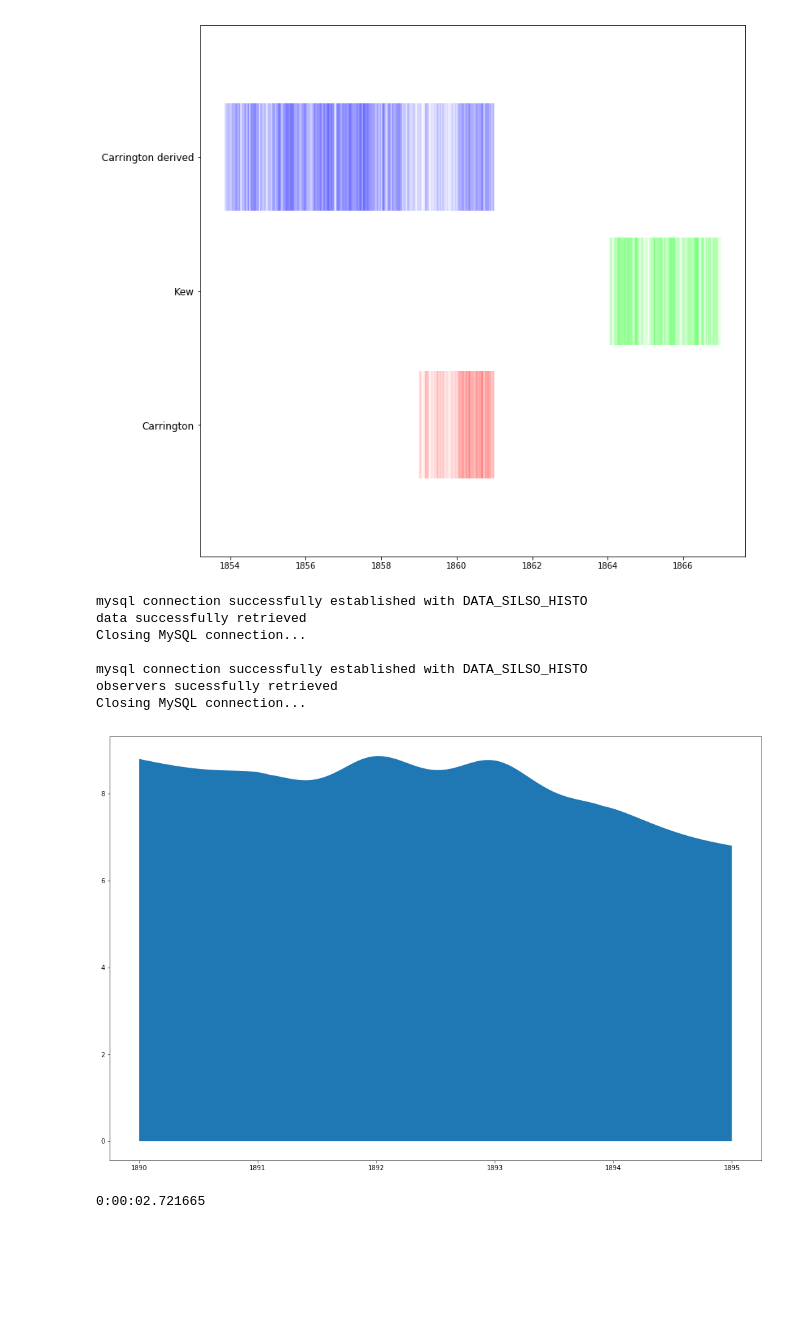
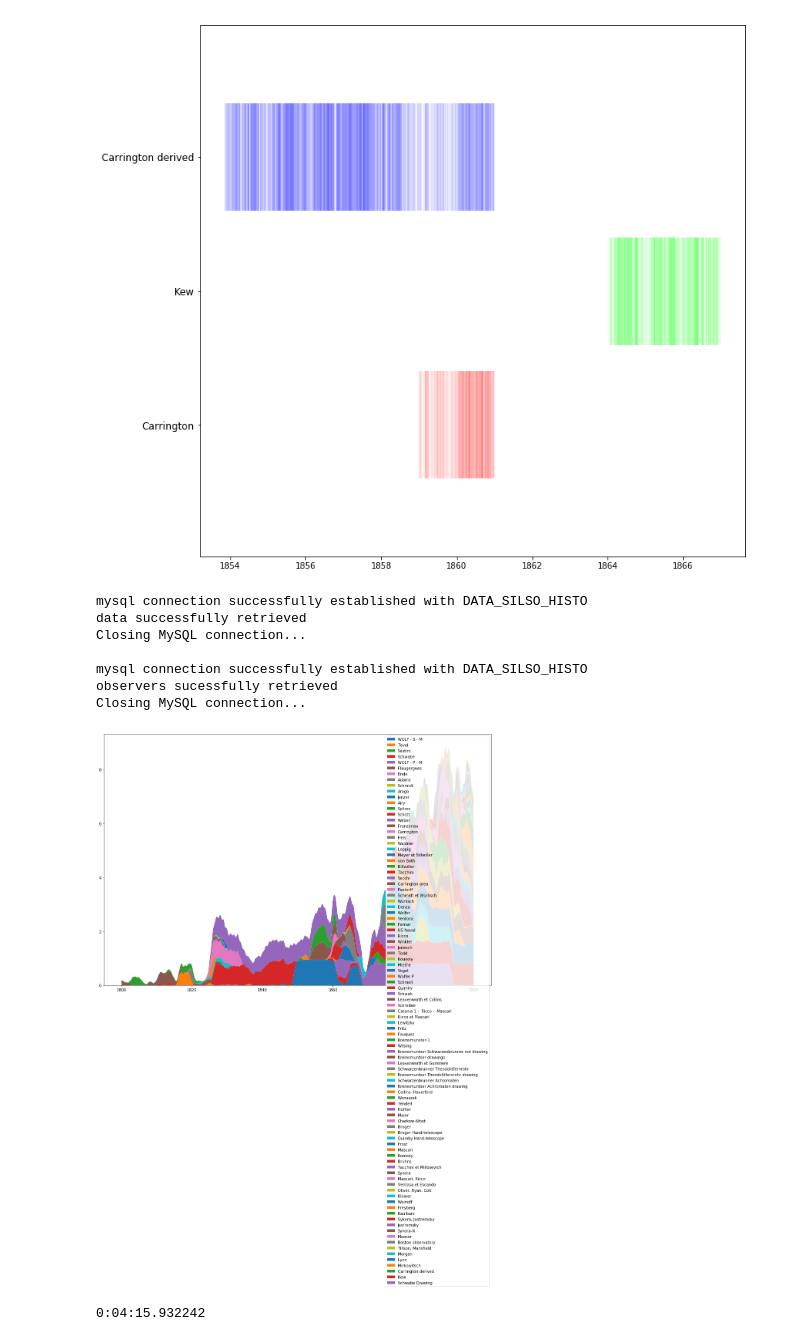
Before and after one commit to dcxSt/DATA_SILSO_HISTO_search, a Jupyter notebook: Frequency and number of observation plots.ipynb, the cells around one changed output. Drawn from its saved outputs; the diff is of its cells as text; code cells hidden in the pictures; blank space fills up the shorter version.

```diff
--- a/Frequency and number of observation plots.ipynb
+++ b/Frequency and number of observation plots.ipynb
@@ -176,15 +173,15 @@ Closing MySQL connection...
 [figure]
 # %%
 start = dt.datetime.now()
-stacked_area_plot(interval=("1890-01-01","1895-01-01"),figsize=(18,12),smoothness=800)
+stacked_area_plot(interval=("1800-01-01","1900-01-01"),figsize=(18,12),smoothness=1000)
 print(dt.datetime.now()-start)
 # %% [output]
 mysql connection successfully established with DATA_SILSO_HISTO
 data successfully retrieved
 Closing MySQL connection...
 
 mysql connection successfully established with DATA_SILSO_HISTO
 observers sucessfully retrieved
 Closing MySQL connection...
-[figure, old version]
+[figure, new version]
-0:00:02.721665
+0:04:15.932242
```
Also changed, not shown: parts of 6 cells of this notebook, 4 other files.
